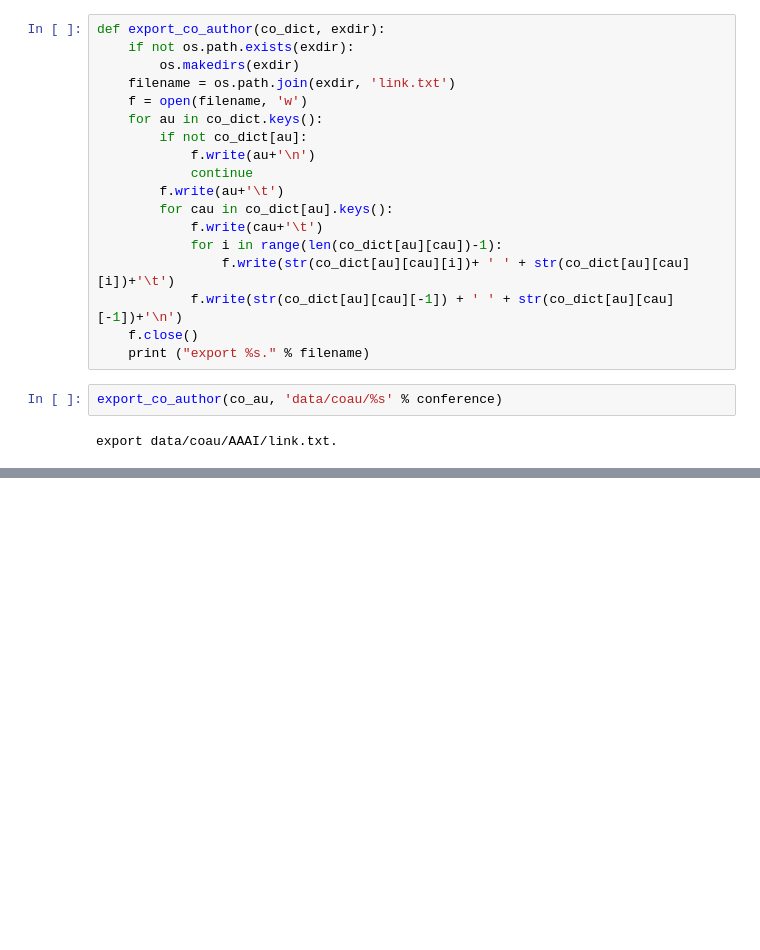
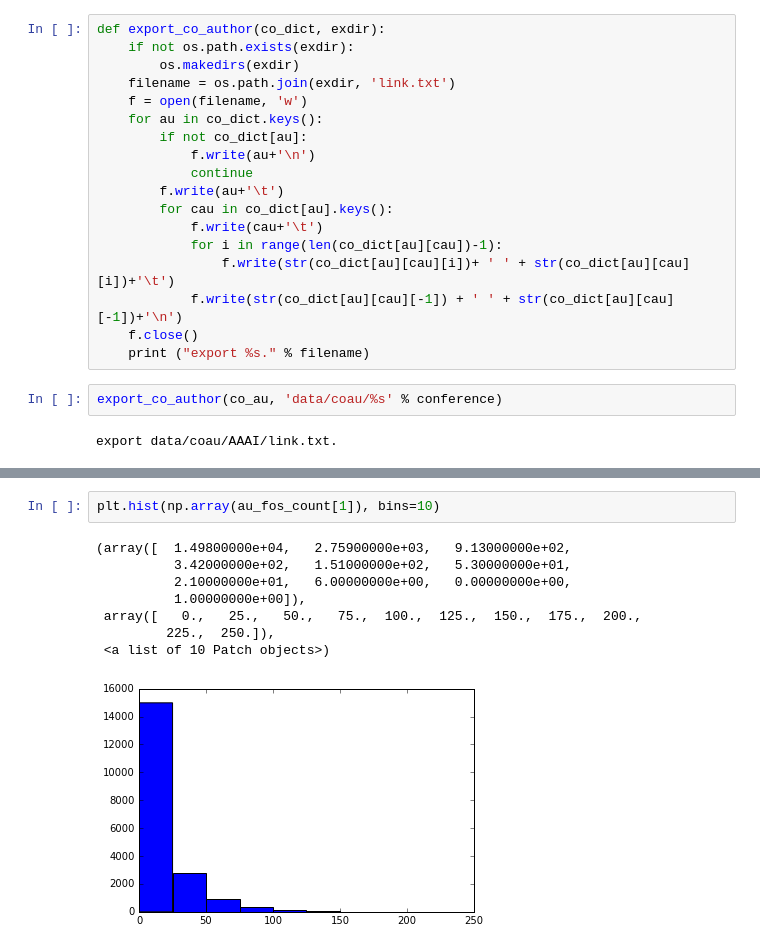
Before and after one commit to elicassion/2017Summer-Community-Detection, a Jupyter notebook: Dataset/coau_extract.ipynb, the cells around one changed output, grey strips where cells are left out. Drawn from its saved outputs; the diff is of its cells as text; blank space fills up the shorter version.

```diff
--- a/Dataset/coau_extract.ipynb
+++ b/Dataset/coau_extract.ipynb
@@ -81,0 +113,11 @@ export data/coau/AAAI/link.txt.
+# %%
+plt.hist(np.array(au_fos_count[1]), bins=10)
+# %% [output]
+(array([  1.49800000e+04,   2.75900000e+03,   9.13000000e+02,
+          3.42000000e+02,   1.51000000e+02,   5.30000000e+01,
+          2.10000000e+01,   6.00000000e+00,   0.00000000e+00,
+          1.00000000e+00]),
+ array([   0.,   25.,   50.,   75.,  100.,  125.,  150.,  175.,  200.,
+         225.,  250.]),
+ <a list of 10 Patch objects>)
+[figure, added]
```
Also changed, not shown: parts of 7 cells of this notebook.
